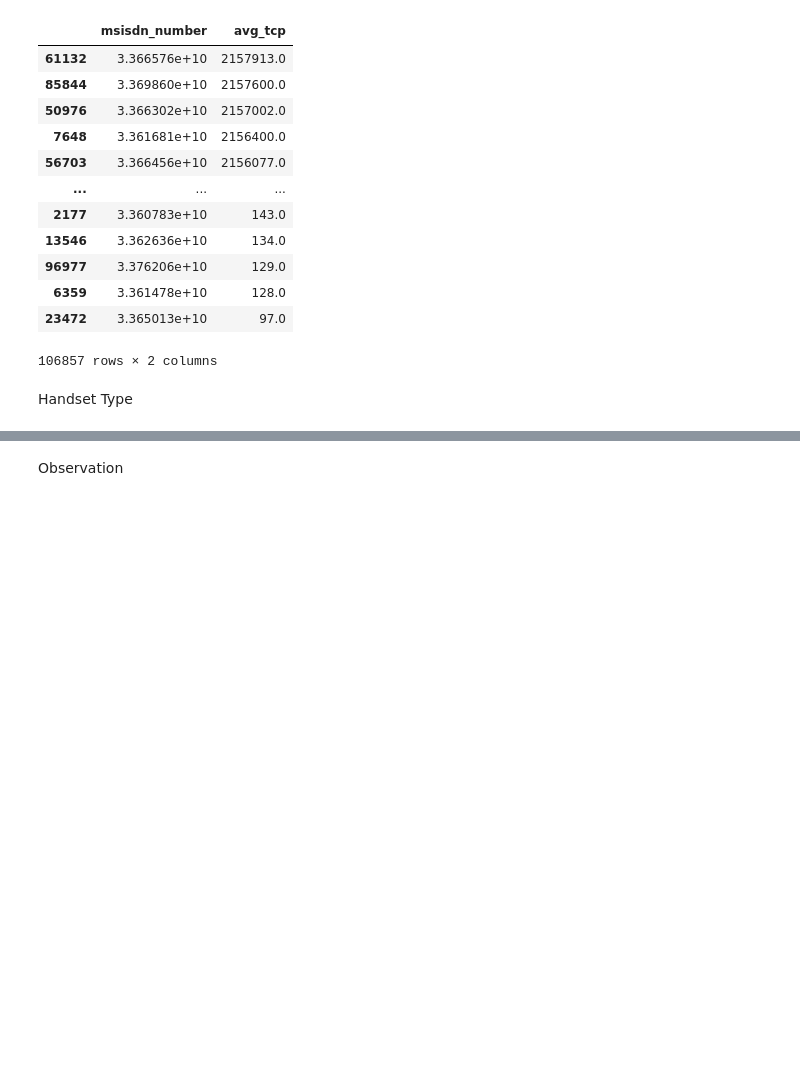
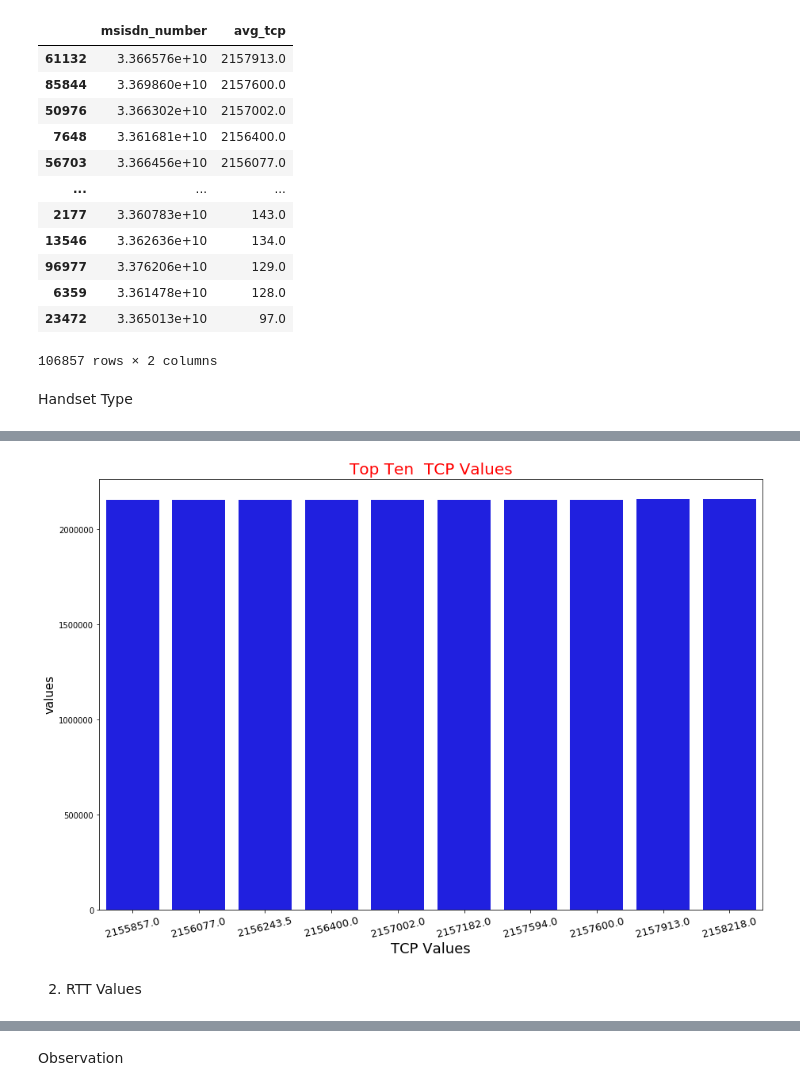
Before and after one commit to Patrick5455/tellco_user_analytics, a Jupyter notebook: analyis/user_experience.ipynb, the cells around one changed output, grey strips where cells are left out. Saved outputs shown, nothing was run; the diff lists cells and outputs as text; code cells hidden in the pictures; blank space fills up the shorter version.

Commit message:
WIP User Expereince

```diff
--- a/analyis/user_experience.ipynb
+++ b/analyis/user_experience.ipynb
@@ -544,0 +517,4 @@ plt.savefig('visuals/user_experience/top10trp.png', format='png')
+# %%
+tcp_values = working_data.total_tcp_retrans__vol__bytes_.reset_index(name='tcp_values').sort_values(by='tcp_values', ascending=False)
+# %%
+top10_tcp = tcp_values.tcp_values.drop_duplicates().nlargest(10).reset_index()
@@ -544,0 +535,12 @@ plt.savefig('visuals/user_experience/top10trp.png', format='png')
+# %%
+plt.subplots(figsize=(15,10))
+sns.barplot(x='tcp_values', y='tcp_values' ,data = top10_tcp, color='b')
+plt.title( 'Top Ten  TCP Values', fontsize=20, color='r')
+plt.xlabel('TCP Values', fontsize=18)
+plt.ylabel('values', fontsize=15)
+plt.xticks(fontsize=13, rotation=14)
+plt.savefig('visuals/user_experience/top10tcp.png', format='png')
+# %% [output]
+[figure, added]
+# %% [markdown]
+2. RTT Values
```
Also changed, not shown: parts of 47 cells of this notebook, 3 other files.
